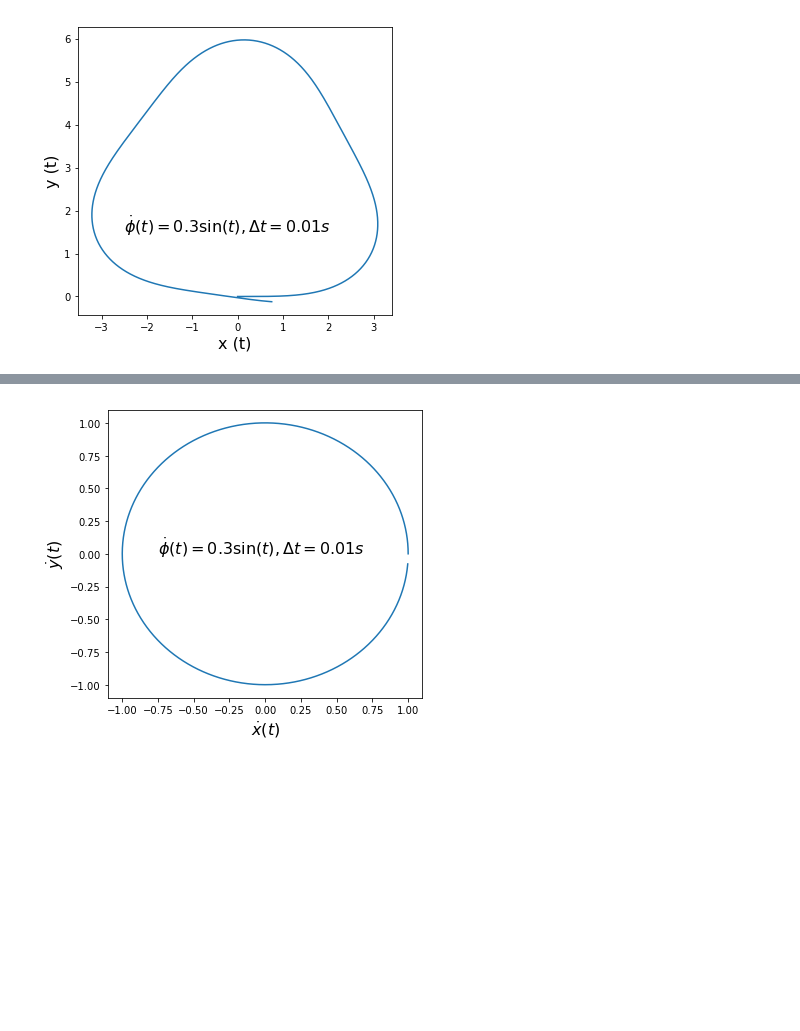
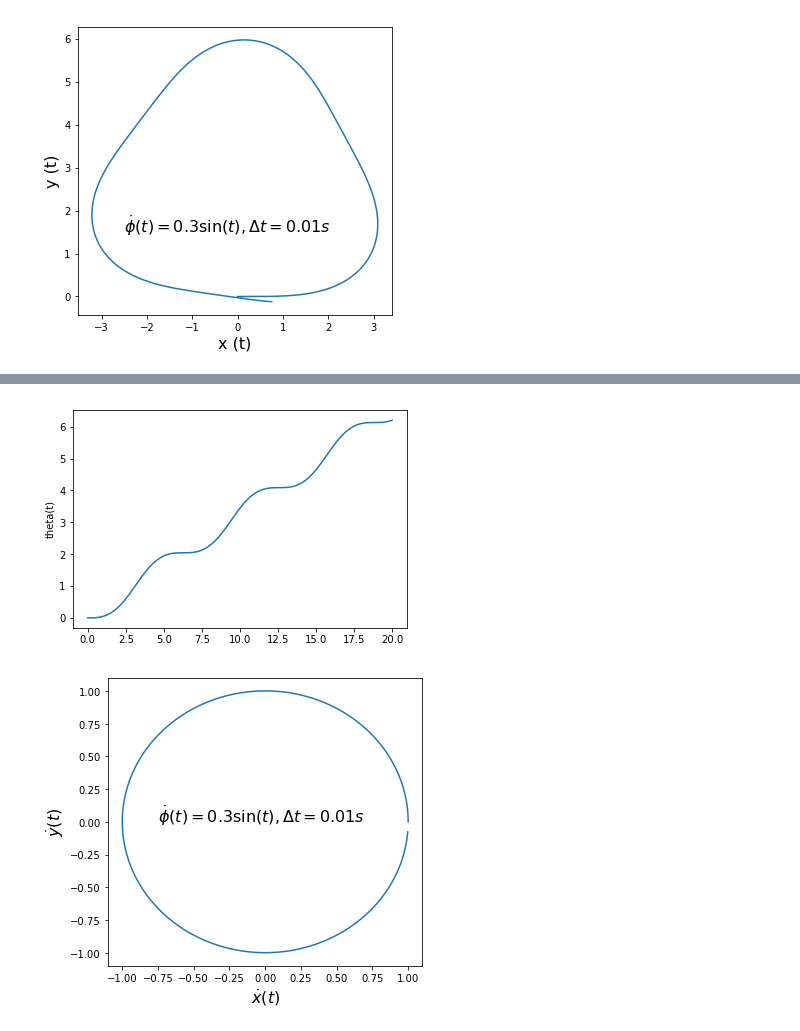
Before and after one commit to JingQian87/4733-Robotics, a Jupyter notebook: HW3/Robotics_HW3_Q2.ipynb, the cells around one changed output, grey strips where cells are left out. Saved outputs shown, nothing was run; the diff lists cells and outputs as text; code cells hidden in the pictures; blank space fills up the shorter version.

```diff
--- a/HW3/Robotics_HW3_Q2.ipynb
+++ b/HW3/Robotics_HW3_Q2.ipynb
@@ -30,3 +42,9 @@ plt.show()
+# %%
+plt.plot(t,result.T[2])
+plt.ylabel('theta(t)')
+plt.show()
+# %% [output]
+[figure, added]
 # %%
 fig = plt.figure(figsize=(5.6, 5))
 plt.subplots_adjust(left = 0.2, bottom = 0.15, right = 0.98, top = 0.95)
```
Also changed, not shown: parts of 7 cells of this notebook.
